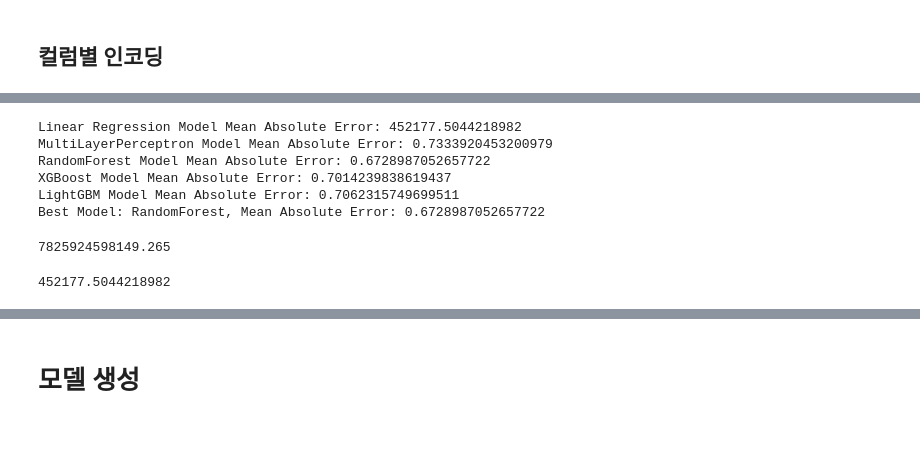
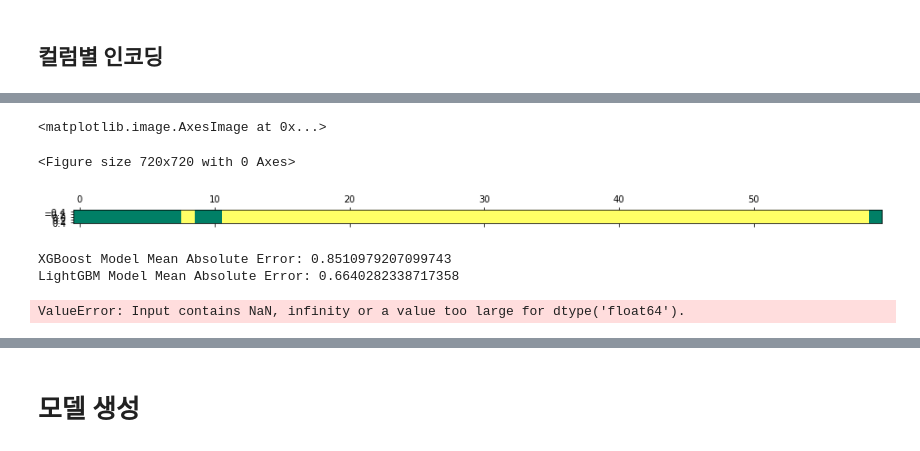
Before and after one commit to changyong93/project_Brazilian-E-Commerce-Public-Dataset-by-Olist, a Jupyter notebook: Untitled2.ipynb, the cells around one changed output, grey strips where cells are left out. Drawn from its saved outputs; the diff is of its cells as text; code cells hidden in the pictures.

```diff
--- a/Untitled2.ipynb
+++ b/Untitled2.ipynb
@@ -23,7 +38,12 @@ ms.missingno.matrix(df)
 # %%
-cat_col = ["seller_id","product_category_upper","year_month","rating"] #year_month 제외
-num_col = ["sales","order_nb","seles_by_OrderNumber","delivery_periods","delivery_preparation","error_rate_based_on_CD"]
-y_col = ["review_score","low_review_score_rate"]
+cat_col = ["product_category_upper","rating","seller_state"] #year_month 제외, #seller_id
+num_col = ["sales","order_nb","seles_by_OrderNumber","delivery_delay","delivery_periods","delivery_preparation",
+           "error_rate_based_on_CI","error_rate_based_on_estimated","rate_canceled",
+           "error_rate_based_on_CI_rolling","error_rate_based_on_estimated_rolling","canceled_rate_rolling"]
+# y_col = ["low_review_score_rate"]
+y_col = ["review_score"]
+
+df_model = df[y_col + num_col + cat_col].copy()
 # %%
 df.info()
 # %% [output]
@@ -79,15 +119,8 @@ sns.heatmap(df.corr(), annot = True, fmt = '.2f')
 # %%
-X = df.drop(y_col,axis=1)
-y = df[y_col[0]]
+X = df_model.drop(y_col,axis=1)
+y = df_model[y_col]
 
-train = df[df.year_month.dt.date <= dt.date(2018,5,1)]
-test = df[df.year_month.dt.date > dt.date(2018,5,1)]
-
-x_train = train.drop(y_col,axis=1)
-x_test = test.drop(y_col,axis=1)
-
-y_train = train[y_col[0]]
-y_test = test[y_col[0]]
+X_train, X_test, y_train, y_test = train_test_split(X,y, test_size=0.5, random_state=0)
 # %% [markdown]
 ## 컬럼별 인코딩
 # %%
@@ -123,11 +156,11 @@ def proprecess(x_train, x_test):
     new_x_train_cat = new_x_train_cat.reset_index(drop=True)
     new_x_test_cat  = new_x_test_cat.reset_index(drop=True)
 
-    tmp_x_train = tmp_x_train.drop(columns=cat_columns)
-    tmp_x_test  = tmp_x_test.drop(columns=cat_columns)
+    tmp_x_train = tmp_x_train.drop(columns=cat_col)
+    tmp_x_test  = tmp_x_test.drop(columns=cat_col)
 
     tmp_x_train = pd.concat([tmp_x_train, new_x_train_cat], axis=1)
     tmp_x_test = pd.concat([tmp_x_test, new_x_test_cat], axis=1)
     return tmp_x_train, tmp_x_test
 
-x_train, x_test = proprecess(x_train, x_test)
+X_train, X_test = proprecess(X_train, X_test)
@@ -144,16 +243,34 @@ from sklearn.metrics import mean_absolute_error
+# %%
+from sklearn.feature_selection import SelectFromModel
+select = SelectFromModel(LGBMRegressor(random_state=0, n_jobs=-1),threshold='mean')
+select.fit(X_train, y_train)
+X_train_sl = select.transform(X_train)
+look = select.get_support()
+
+plt.matshow(look.reshape(1,-1), cmap = 'summer_r')
+# %% [output]
+<matplotlib.image.AxesImage at 0x...>
+<Figure size 720x720 with 0 Axes>
+[figure, added]
 # %%
 models = [
-    ['Linear Regression', LinearRegression(n_jobs=-1)],
-    ['MultiLayerPerceptron', MLPRegressor(random_state=0)],
-    ['RandomForest', RandomForestRegressor(random_state=0,n_jobs=-1)],
+#     ['Linear Regression', LinearRegression(n_jobs=-1)],
+#     ['MultiLayerPerceptron', MLPRegressor(random_state=0)],
+#     ['RandomForest', RandomForestRegressor(random_state=0,n_jobs=-1)],
     ['XGBoost', XGBRegressor(random_state=0, n_jobs=-1)],
-    ['LightGBM', LGBMRegressor(random_state=0,n_jobs=-1)]
-]
+    ['LightGBM', LGBMRegressor(random_state=0,n_jobs=-1)],
+#     ['ExtraTrees', ExtraTreesRegressor(random_state=0,n_jobs=-1)],
+#     ['ExtraTree', ExtraTreeRegressor(random_state=0)],
+#     ["Decision", DecisionTreeRegressor(random_state=0)],
+#     ['GradientBoosting', GradientBoostingRegressor(random_state=0)],
+#     ['Bagging', BaggingRegressor(random_state=0,n_jobs=-1)],
+#     ['AdaBoost', AdaBoostRegressor(random_state=0)],
+    ]
 best_loss = np.inf
 
 for i, (name, model) in enumerate(models):
-    model.fit(x_train, y_train)
-    y_pred = model.predict(x_test)
+    model.fit(X_train, y_train)
+    y_pred = model.predict(X_test)
     current_loss = mean_absolute_error(y_test, y_pred)
 
     if current_loss < best_loss:
@@ -166,17 +283,6 @@ print('*'*65)
 print(f'Best Model: {best_model[-1]}, Mean Absolute Error: {best_loss}')
 print('*'*65)
 # %% [output]
-Linear Regression Model Mean Absolute Error: 452177.5044218982
-MultiLayerPerceptron Model Mean Absolute Error: 0.7333920453200979
-RandomForest Model Mean Absolute Error: 0.6728987052657722
-XGBoost Model Mean Absolute Error: 0.7014239838619437
-LightGBM Model Mean Absolute Error: 0.7062315749699511
-Best Model: RandomForest, Mean Absolute Error: 0.6728987052657722
+XGBoost Model Mean Absolute Error: 0.8510979207099743
+LightGBM Model Mean Absolute Error: 0.6640282338717358
+ValueError: Input contains NaN, infinity or a value too large for dtype('float64').
-# %%
-np.sum((y_test-y_pred)**2)/(y_test.shape[0]-1)
-# %% [output]
-7825924598149.265
-# %%
-mean_absolute_error(y_test,y_pred)
-# %% [output]
-452177.5044218982
```
Also changed, not shown: parts of 27 cells of this notebook.
